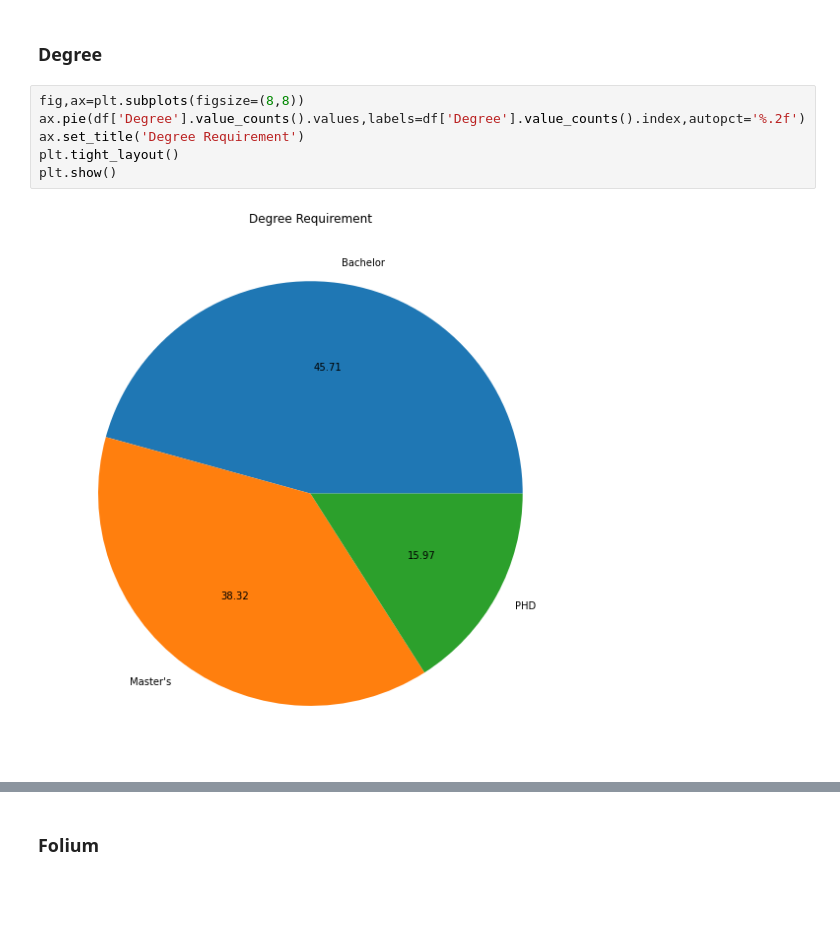
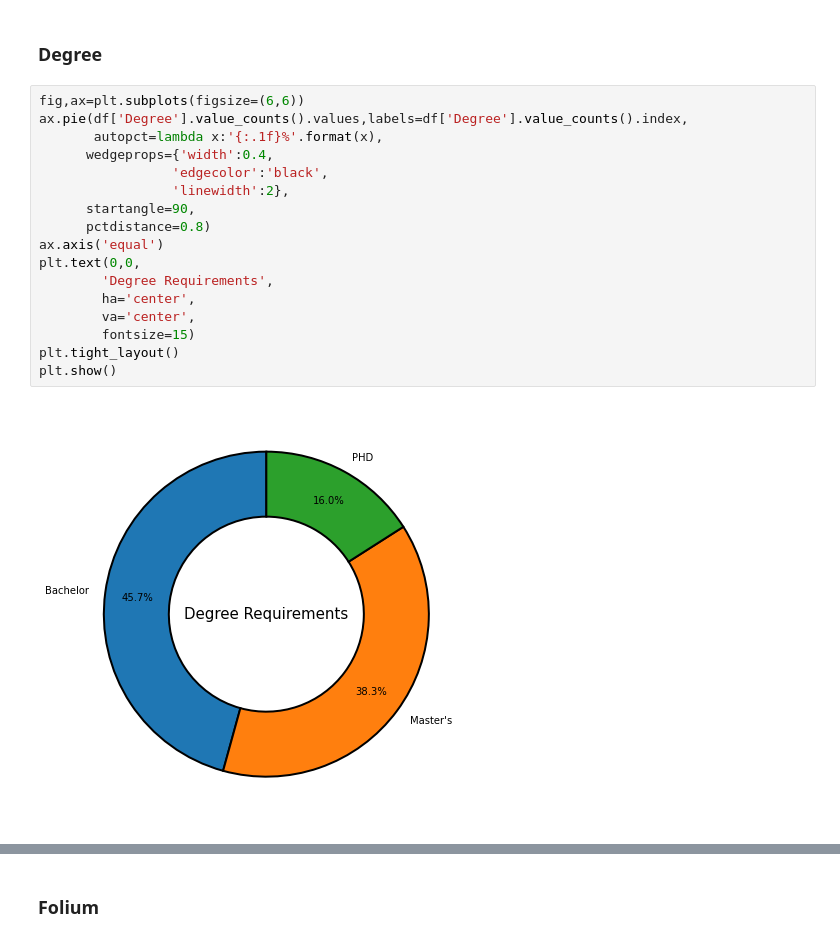
Before and after one commit to raminstad/job_analysis, a Jupyter notebook: EDA.ipynb, the cells around one changed output, grey strips where cells are left out. Drawn from its saved outputs; the diff is of its cells as text; blank space fills up the shorter version.

```diff
--- a/EDA.ipynb
+++ b/EDA.ipynb
@@ -150,10 +152,21 @@ plt.show()
 # %% [markdown]
 ### Degree
 # %%
-fig,ax=plt.subplots(figsize=(8,8))
-ax.pie(df['Degree'].value_counts().values,labels=df['Degree'].value_counts().index,autopct='%.2f')
-ax.set_title('Degree Requirement')
+fig,ax=plt.subplots(figsize=(6,6))
+ax.pie(df['Degree'].value_counts().values,labels=df['Degree'].value_counts().index,
+       autopct=lambda x:'{:.1f}%'.format(x),
+      wedgeprops={'width':0.4,
+                 'edgecolor':'black',
+                 'linewidth':2},
+      startangle=90,
+      pctdistance=0.8)
+ax.axis('equal')
+plt.text(0,0,
+        'Degree Requirements',
+        ha='center',
+        va='center',
+        fontsize=15)
 plt.tight_layout()
 plt.show()
 # %% [output]
-[figure, old version]
+[figure, new version]
```
Also changed, not shown: parts of 27 cells of this notebook, 1 other file.
